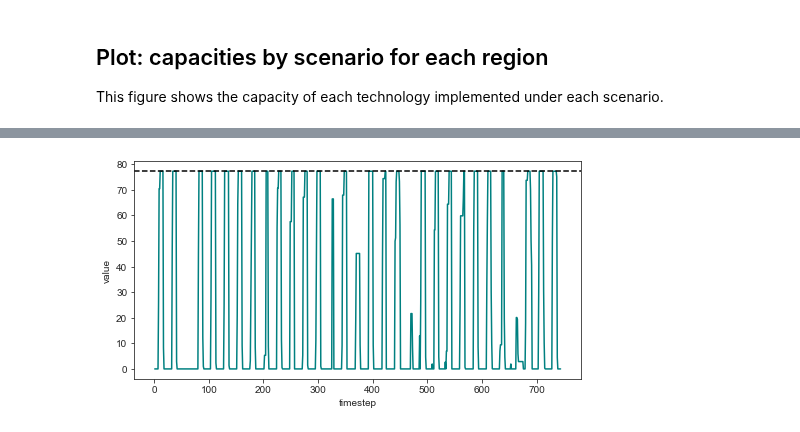
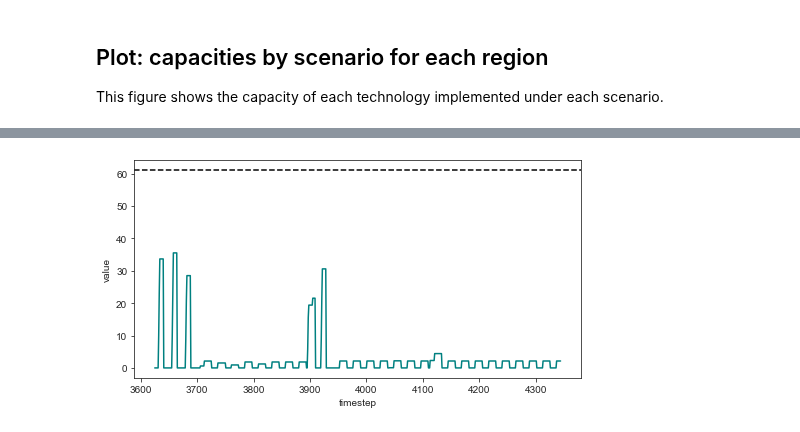
Before and after one commit to amanmajid/nextra, a Jupyter notebook: analysis/icae_results.ipynb, the cells around one changed output, grey strips where cells are left out. Saved outputs shown, nothing was run; the diff lists cells and outputs as text; code cells hidden in the pictures.

Commit message:
Update state of charge (SOC) plot

```diff
--- a/analysis/icae_results.ipynb
+++ b/analysis/icae_results.ipynb
@@ -324,5 +304,5 @@ results['NCO'].get_capacities()
 # %%
 node = 'gaza_battery_storage'
-results['NCO'].plot_battery_storage_volume(node=node,days=1000000,month=1)
+results['NCO'].plot_battery_storage_volume(node=node,days=10**9,month=6)
 # %% [output]
-[figure, old version]
+[figure, new version]
```
Also changed, not shown: parts of 5 cells of this notebook, 6 other files.
